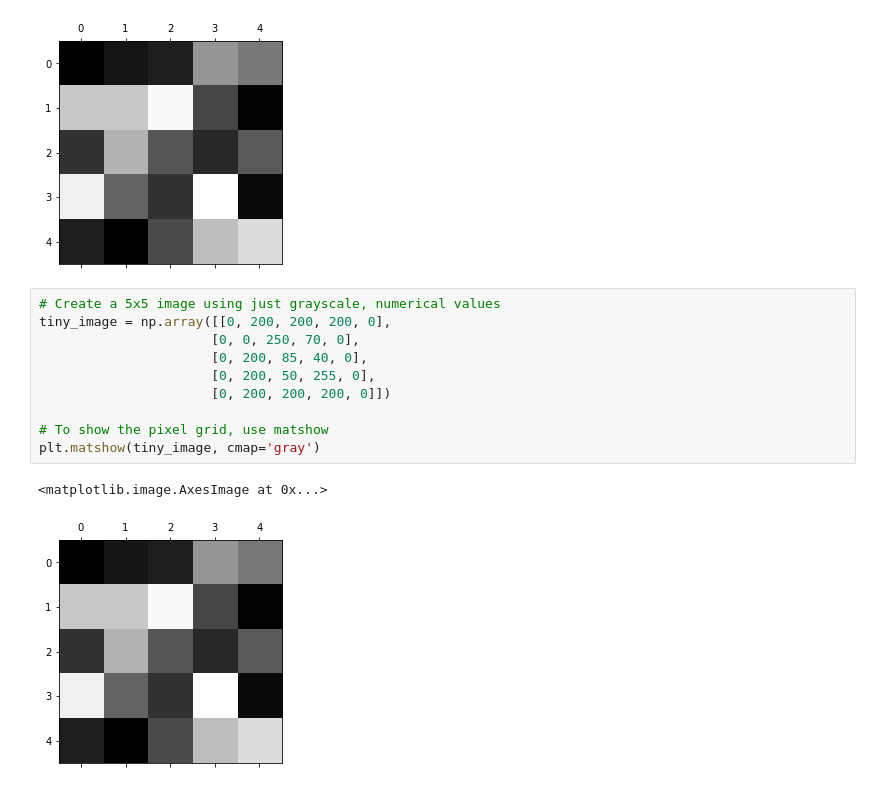
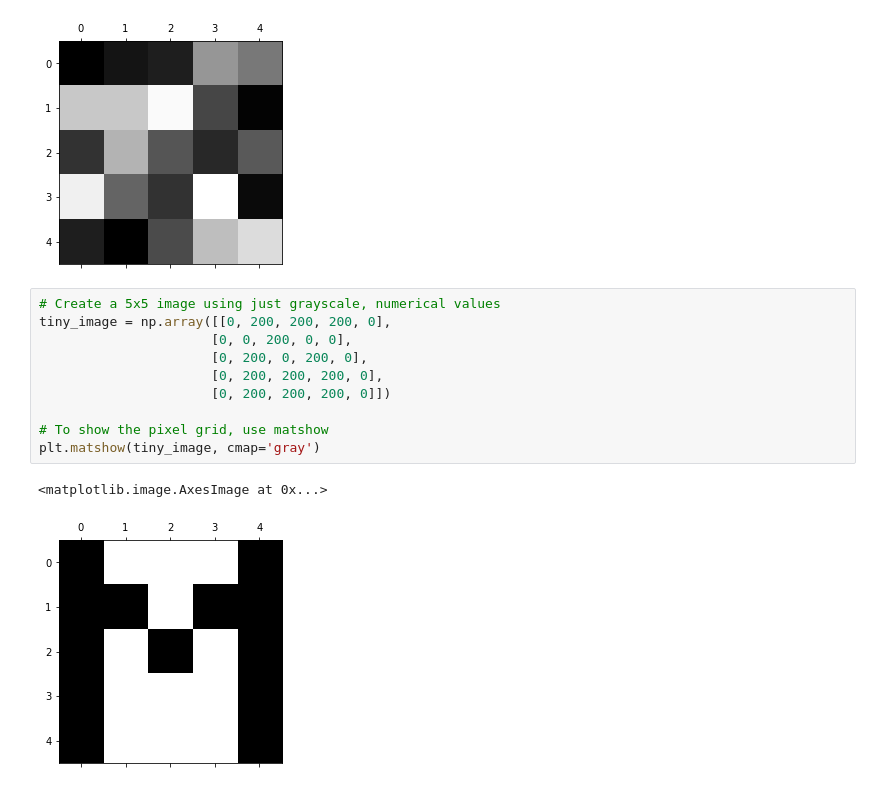
Before and after one commit to milan-r-shah/CVND01_Intro_to_CV, a Jupyter notebook: Lesson04_Image_Representation_&_Classification/Con09_Notebook-Images_as_Numerical_Data/Images_as_Numerical_Data_Sol.ipynb, the cells around one changed output. Saved outputs shown, nothing was run; the diff lists cells and outputs as text.

Commit message:
Updated Images_as_Numerical_Data_Sol.ipynb in Con09 dir

```diff
--- a/Lesson04_Image_Representation_&_Classification/Con09_Notebook-Images_as_Numerical_Data/Images_as_Numerical_Data_Sol.ipynb
+++ b/Lesson04_Image_Representation_&_Classification/Con09_Notebook-Images_as_Numerical_Data/Images_as_Numerical_Data_Sol.ipynb
@@ -67,13 +67,13 @@ plt.matshow(tiny_image, cmap='gray')
 # %%
 # Create a 5x5 image using just grayscale, numerical values
 tiny_image = np.array([[0, 200, 200, 200, 0],
-                      [0, 0, 250, 70, 0],
-                      [0, 200, 85, 40, 0],
-                      [0, 200, 50, 255, 0],
+                      [0, 0, 200, 0, 0],
+                      [0, 200, 0, 200, 0],
+                      [0, 200, 200, 200, 0],
                       [0, 200, 200, 200, 0]])
 
 # To show the pixel grid, use matshow
 plt.matshow(tiny_image, cmap='gray')
 # %% [output]
 <matplotlib.image.AxesImage at 0x...>
-[figure, old version]
+[figure, new version]
```
